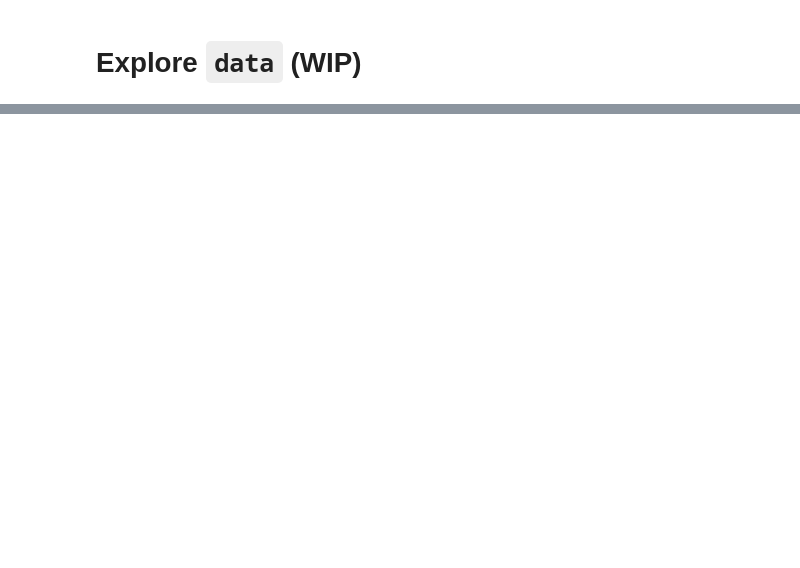
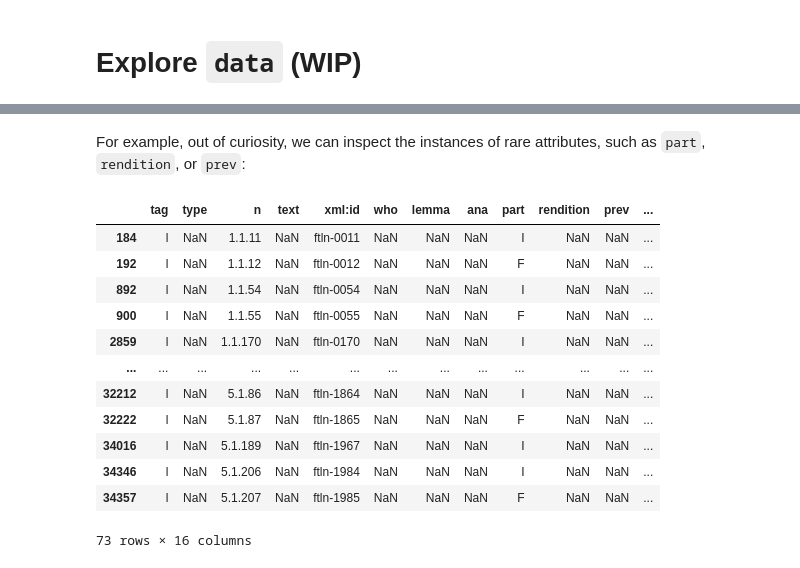
Before and after one commit to hyperbard/tutorials, a Jupyter notebook: notebooks/data.ipynb, the cells around one changed output, grey strips where cells are left out. Drawn from its saved outputs; the diff is of its cells as text; code cells hidden in the pictures; blank space fills up the shorter version.

```diff
--- a/notebooks/data.ipynb
+++ b/notebooks/data.ipynb
@@ -18,0 +58,18 @@ raw_df.head()
+# %% [markdown]
+For example, out of curiosity, we can inspect the instances of rare attributes, such as `part`, `rendition`, or `prev`:
+# %%
+raw_df.query("not part.isna()")
+# %% [output]
+|  | tag | type | n | text | xml:id | who | lemma | ana | part | rendition | prev | ... |
+| 184 | l | NaN | 1.1.11 | NaN | ftln-0011 | NaN | NaN | NaN | I | NaN | NaN | ... |
+| 192 | l | NaN | 1.1.12 | NaN | ftln-0012 | NaN | NaN | NaN | F | NaN | NaN | ... |
+| 892 | l | NaN | 1.1.54 | NaN | ftln-0054 | NaN | NaN | NaN | I | NaN | NaN | ... |
+| 900 | l | NaN | 1.1.55 | NaN | ftln-0055 | NaN | NaN | NaN | F | NaN | NaN | ... |
+| 2859 | l | NaN | 1.1.170 | NaN | ftln-0170 | NaN | NaN | NaN | I | NaN | NaN | ... |
+| ... | ... | ... | ... | ... | ... | ... | ... | ... | ... | ... | ... | ... |
+| 32212 | l | NaN | 5.1.86 | NaN | ftln-1864 | NaN | NaN | NaN | I | NaN | NaN | ... |
+| 32222 | l | NaN | 5.1.87 | NaN | ftln-1865 | NaN | NaN | NaN | F | NaN | NaN | ... |
+| 34016 | l | NaN | 5.1.189 | NaN | ftln-1967 | NaN | NaN | NaN | I | NaN | NaN | ... |
+| 34346 | l | NaN | 5.1.206 | NaN | ftln-1984 | NaN | NaN | NaN | I | NaN | NaN | ... |
+| 34357 | l | NaN | 5.1.207 | NaN | ftln-1985 | NaN | NaN | NaN | F | NaN | NaN | ... |
+73 rows × 16 columns
```
Also changed, not shown: parts of 14 cells of this notebook.
